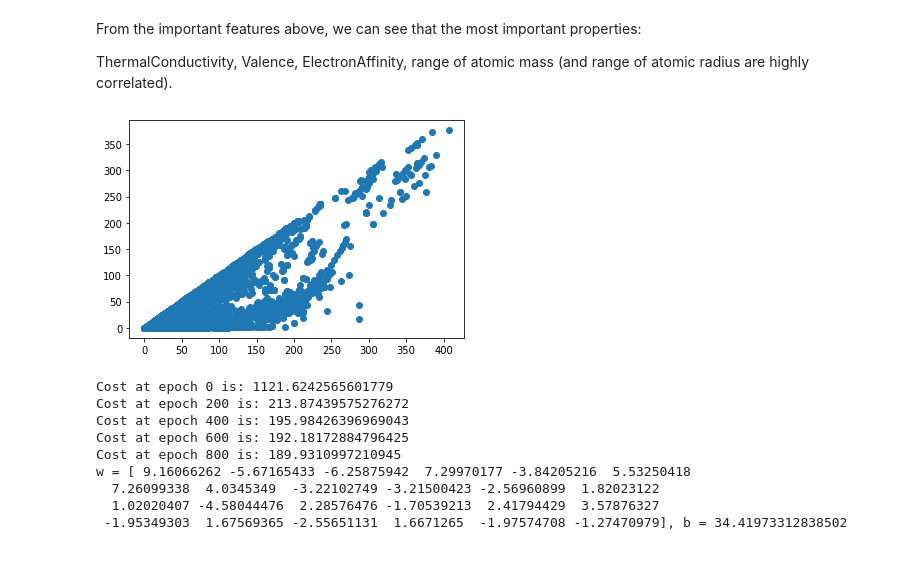
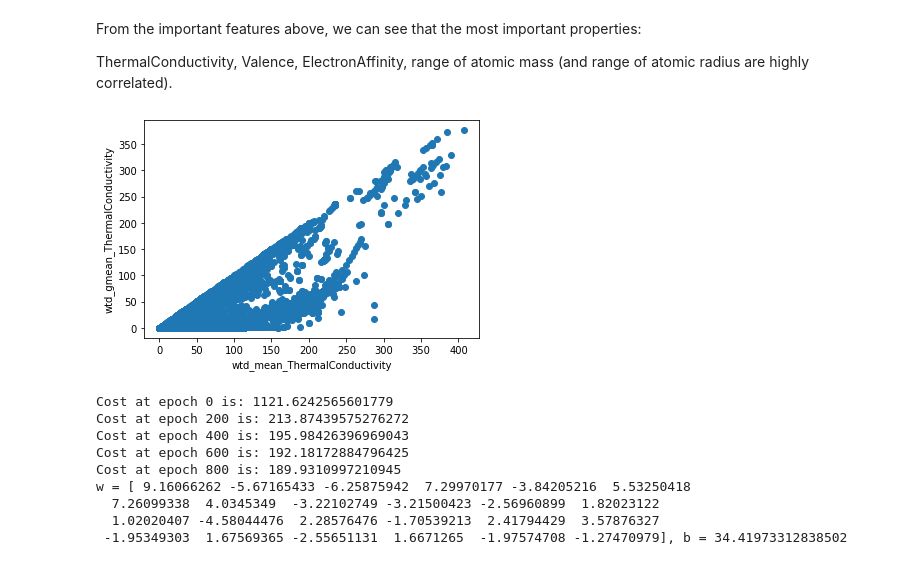
Before and after one commit to kuohu233/IE_7300, a Jupyter notebook: project.ipynb, the cells around one changed output. Saved outputs shown, nothing was run; the diff lists cells and outputs as text; code cells hidden in the pictures.

```diff
--- a/project.ipynb
+++ b/project.ipynb
@@ -437,9 +438,11 @@ From the important features above, we can see that the most important properties
 ThermalConductivity, Valence, ElectronAffinity, range of atomic mass (and range of atomic radius are highly correlated).
 # %%
 plt.scatter(x.wtd_mean_ThermalConductivity, x.wtd_gmean_ThermalConductivity)
+plt.xlabel('wtd_mean_ThermalConductivity')
+plt.ylabel('wtd_gmean_ThermalConductivity')
 plt.show()
 # %% [output]
-[figure, old version]
+[figure, new version]
 # %%
 x_selected = x[features]
 scaler_selected = StandardScaler().fit(np.array(x_selected))
```
Also changed, not shown: parts of 16 cells of this notebook, 7 other files.
